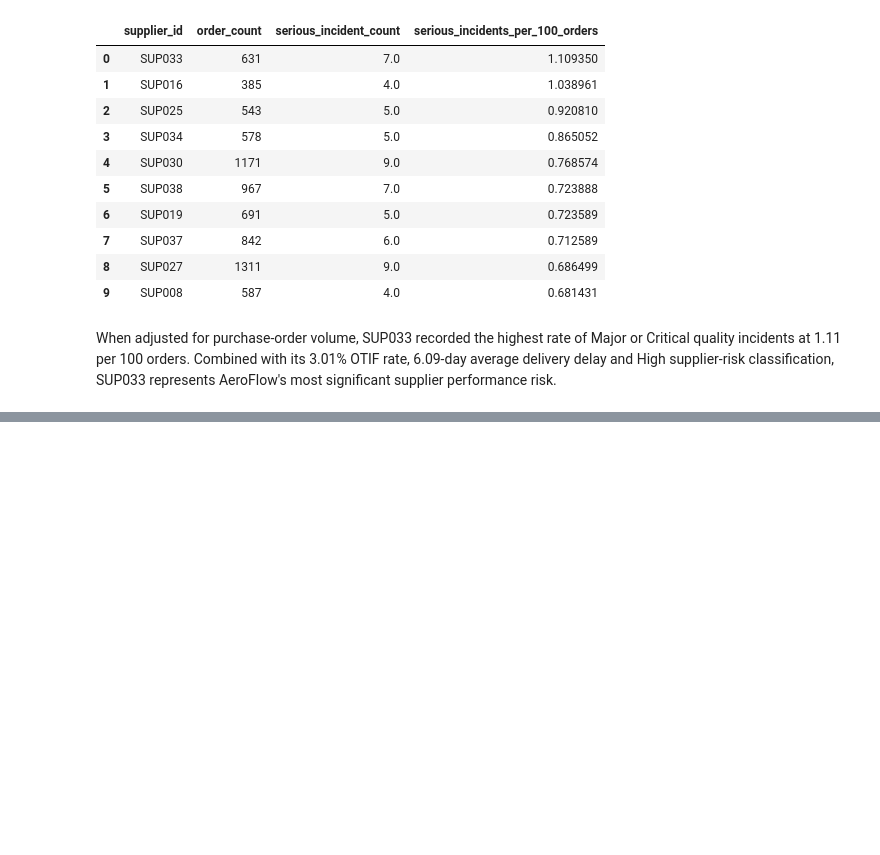
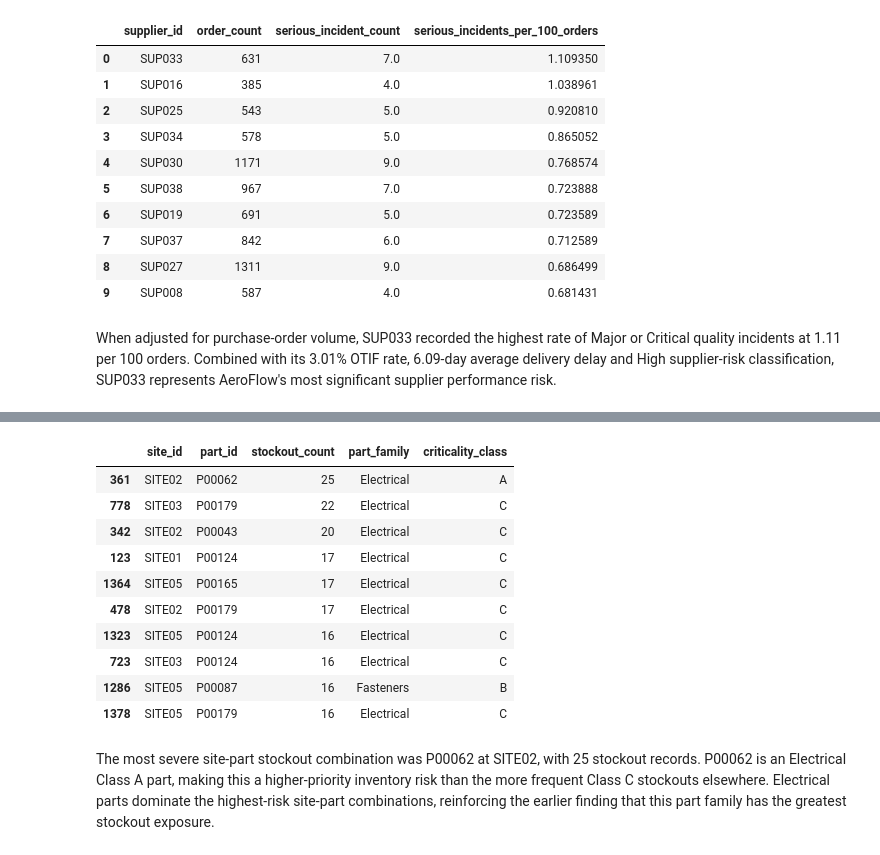
Before and after one commit to SeanNeedham/AeroFlow-Supply-Chain-Analytics, a Jupyter notebook: Python/03_exploratory_analysis.ipynb, the cells around one changed output, grey strips where cells are left out. Saved outputs shown, nothing was run; the diff lists cells and outputs as text; code cells hidden in the pictures; blank space fills up the shorter version.

```diff
--- a/Python/03_exploratory_analysis.ipynb
+++ b/Python/03_exploratory_analysis.ipynb
@@ -331,0 +520,14 @@ When adjusted for purchase-order volume, SUP033 recorded the highest rate of Maj
+# %%
+site_part_stockouts = (
+    supply_chain_history
+    .groupby(["site_id", "part_id"])
+    .agg(
+        stockout_count=("stockout_flag", "sum")
+    )
+    .reset_index()
+)
+
+site_part_stockouts.sort_values(
+    "stockout_count",
+    ascending=False
+).head(10)
@@ -331,0 +546,27 @@ When adjusted for purchase-order volume, SUP033 recorded the highest rate of Maj
+# %%
+site_part_risk = site_part_stockouts.merge(
+    parts[
+        ["part_id", "part_family", "criticality_class"]
+    ],
+    on="part_id",
+    how="left"
+)
+
+site_part_risk.sort_values(
+    "stockout_count",
+    ascending=False
+).head(10)
+# %% [output]
+|  | site_id | part_id | stockout_count | part_family | criticality_class |
+| 361 | SITE02 | P00062 | 25 | Electrical | A |
+| 778 | SITE03 | P00179 | 22 | Electrical | C |
+| 342 | SITE02 | P00043 | 20 | Electrical | C |
+| 123 | SITE01 | P00124 | 17 | Electrical | C |
+| 1364 | SITE05 | P00165 | 17 | Electrical | C |
+| 478 | SITE02 | P00179 | 17 | Electrical | C |
+| 1323 | SITE05 | P00124 | 16 | Electrical | C |
+| 723 | SITE03 | P00124 | 16 | Electrical | C |
+| 1286 | SITE05 | P00087 | 16 | Fasteners | B |
+| 1378 | SITE05 | P00179 | 16 | Electrical | C |
+# %% [markdown]
+The most severe site-part stockout combination was P00062 at SITE02, with 25 stockout records. P00062 is an Electrical Class A part, making this a higher-priority inventory risk than the more frequent Class C stockouts elsewhere. Electrical parts dominate the highest-risk site-part combinations, reinforcing the earlier finding that this part family has the greatest stockout exposure.
```
Also changed, not shown: parts of 70 cells of this notebook.
